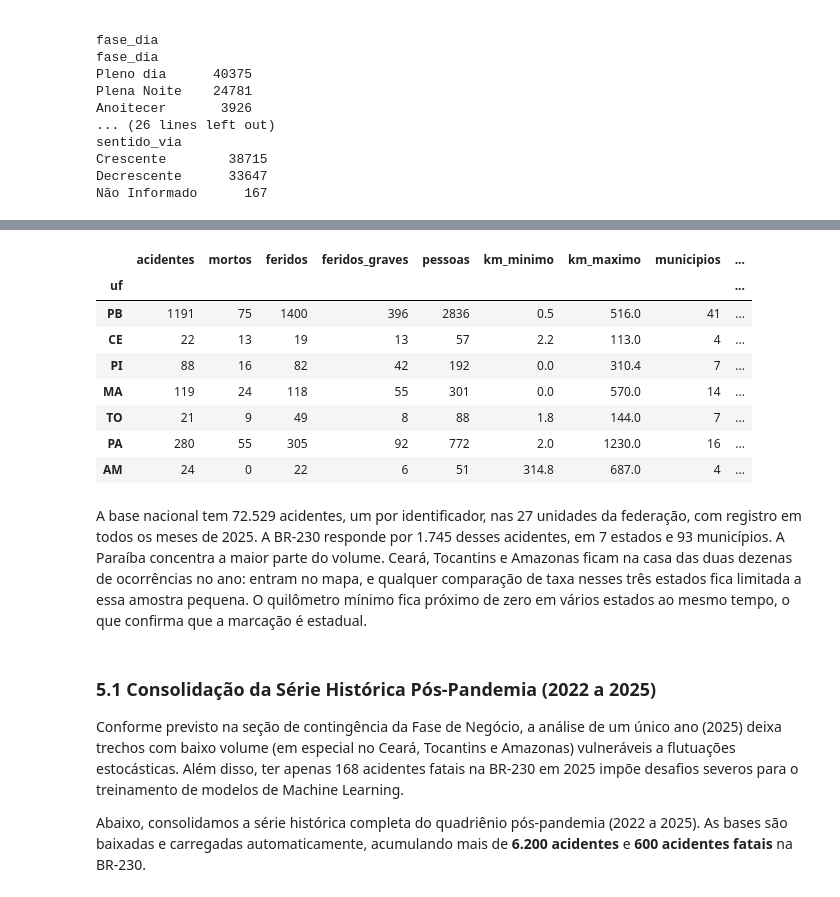
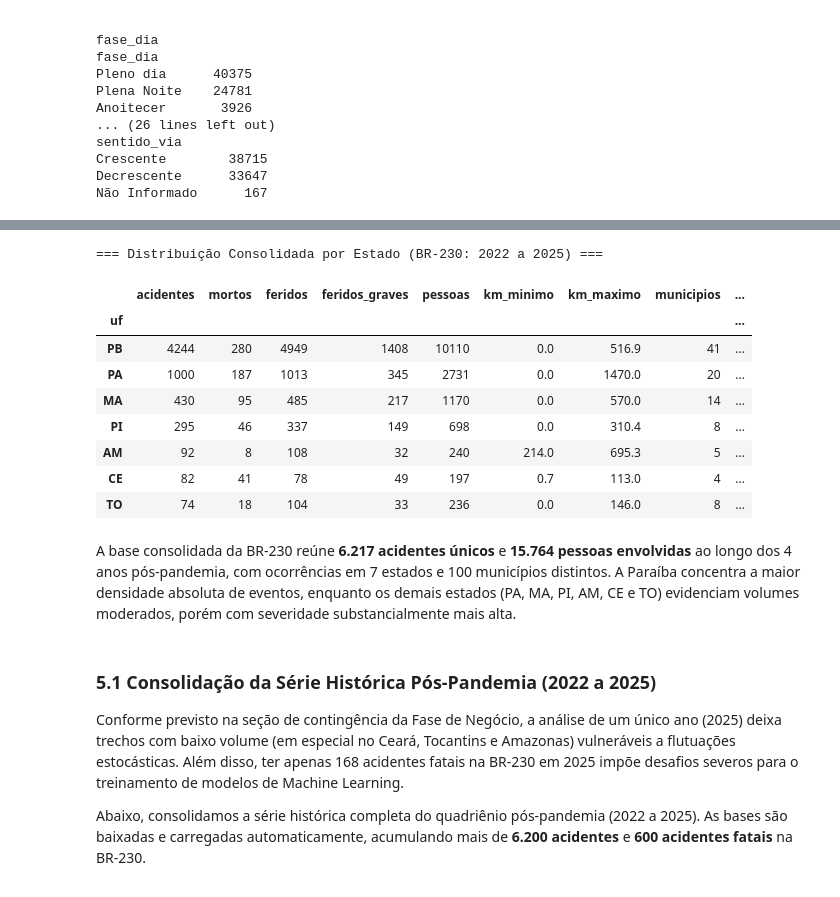
Before and after one commit to batista-neto/Prediction_of_Traffic_Accident_Risk_on_the_BR-230, a Jupyter notebook: entendimento_dados/entendimento_dados_br230.ipynb, the cells around one changed output, grey strips where cells are left out. Cells and saved outputs as stored; diff of their text form; code cells hidden in the pictures.

```diff
--- a/entendimento_dados/entendimento_dados_br230.ipynb
+++ b/entendimento_dados/entendimento_dados_br230.ipynb
@@ -660,39 +659,36 @@ Ocorrências por mês
 # %%
-br230 = ocorrencias.loc[ocorrencias["br"].eq(230)].copy()
-br230["hora"] = pd.to_datetime(br230["horario"], format="%H:%M:%S").dt.hour
-br230["mes"] = br230["data"].dt.month
-br230["fatal"] = br230["classificacao_acidente"].eq("Com Vítimas Fatais")
-
-ordem_uf = ["PB", "CE", "PI", "MA", "TO", "PA", "AM"]
+ordem_uf = ["PB", "PA", "MA", "PI", "AM", "CE", "TO"]
 por_uf = (
     br230.groupby("uf")
     .agg(
         acidentes=("id", "size"),
         mortos=("mortos", "sum"),
         feridos=("feridos", "sum"),
         feridos_graves=("feridos_graves", "sum"),
         pessoas=("pessoas", "sum"),
         km_minimo=("km", "min"),
         km_maximo=("km", "max"),
         municipios=("municipio", "nunique"),
     )
     .reindex(ordem_uf)
 )
 por_uf["proporcao_fatais"] = br230.groupby("uf")["fatal"].mean().reindex(ordem_uf)
 por_uf["participacao"] = por_uf["acidentes"] / por_uf["acidentes"].sum()
-por_uf.round(3)
+print("=== Distribuição Consolidada por Estado (BR-230: 2022 a 2025) ===")
+display(por_uf.round(3))
 # %% [output]
+=== Distribuição Consolidada por Estado (BR-230: 2022 a 2025) ===
 |  | acidentes | mortos | feridos | feridos_graves | pessoas | km_minimo | km_maximo | municipios | ... |
 | uf |  |  |  |  |  |  |  |  | ... |
-| PB | 1191 | 75 | 1400 | 396 | 2836 | 0.5 | 516.0 | 41 | ... |
-| CE | 22 | 13 | 19 | 13 | 57 | 2.2 | 113.0 | 4 | ... |
-| PI | 88 | 16 | 82 | 42 | 192 | 0.0 | 310.4 | 7 | ... |
-| MA | 119 | 24 | 118 | 55 | 301 | 0.0 | 570.0 | 14 | ... |
-| TO | 21 | 9 | 49 | 8 | 88 | 1.8 | 144.0 | 7 | ... |
-| PA | 280 | 55 | 305 | 92 | 772 | 2.0 | 1230.0 | 16 | ... |
-| AM | 24 | 0 | 22 | 6 | 51 | 314.8 | 687.0 | 4 | ... |
+| PB | 4244 | 280 | 4949 | 1408 | 10110 | 0.0 | 516.9 | 41 | ... |
+| PA | 1000 | 187 | 1013 | 345 | 2731 | 0.0 | 1470.0 | 20 | ... |
+| MA | 430 | 95 | 485 | 217 | 1170 | 0.0 | 570.0 | 14 | ... |
+| PI | 295 | 46 | 337 | 149 | 698 | 0.0 | 310.4 | 8 | ... |
+| AM | 92 | 8 | 108 | 32 | 240 | 214.0 | 695.3 | 5 | ... |
+| CE | 82 | 41 | 78 | 49 | 197 | 0.7 | 113.0 | 4 | ... |
+| TO | 74 | 18 | 104 | 33 | 236 | 0.0 | 146.0 | 8 | ... |
 # %% [markdown]
-A base nacional tem 72.529 acidentes, um por identificador, nas 27 unidades da federação, com registro em todos os meses de 2025. A BR-230 responde por 1.745 desses acidentes, em 7 estados e 93 municípios. A Paraíba concentra a maior parte do volume. Ceará, Tocantins e Amazonas ficam na casa das duas dezenas de ocorrências no ano: entram no mapa, e qualquer comparação de taxa nesses três estados fica limitada a essa amostra pequena. O quilômetro mínimo fica próximo de zero em vários estados ao mesmo tempo, o que confirma que a marcação é estadual.
+A base consolidada da BR-230 reúne **6.217 acidentes únicos** e **15.764 pessoas envolvidas** ao longo dos 4 anos pós-pandemia, com ocorrências em 7 estados e 100 municípios distintos. A Paraíba concentra a maior densidade absoluta de eventos, enquanto os demais estados (PA, MA, PI, AM, CE e TO) evidenciam volumes moderados, porém com severidade substancialmente mais alta.
 # %% [markdown]
 ### 5.1 Consolidação da Série Histórica Pós-Pandemia (2022 a 2025)
 
```
Also changed, not shown: parts of 26 cells of this notebook, 7 other files.
